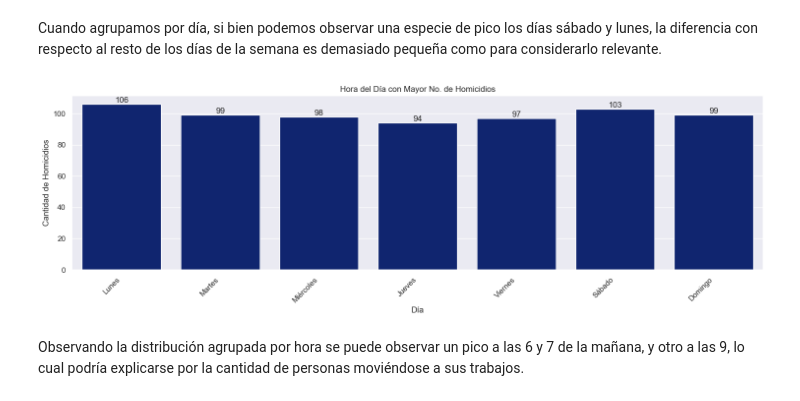
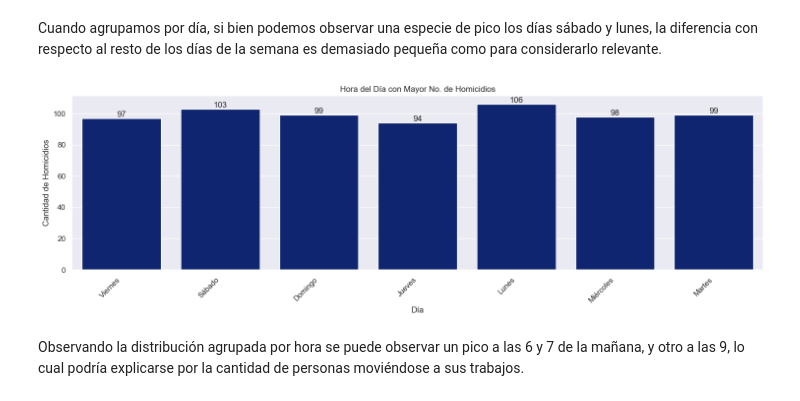
Before and after one commit to JBSosa/DA_Siniestros, a Jupyter notebook: Notebooks/EDA_PT2.ipynb, the cells around one changed output. Saved outputs shown, nothing was run; the diff lists cells and outputs as text; code cells hidden in the pictures.

```diff
--- a/Notebooks/EDA_PT2.ipynb
+++ b/Notebooks/EDA_PT2.ipynb
@@ -143,24 +143,21 @@ La media de víctimas por mes es de: 59.75
 Cuando agrupamos por día, si bien podemos observar una especie de pico los días sábado y lunes, la diferencia con respecto al resto de los días de la semana es demasiado pequeña como para considerarlo relevante.
 # %%
 data = (
-    homicidiosHechosDf[homicidiosHechosDf['fecha'] != 'SD']['fecha']
+    homicidiosHechosDf[homicidiosHechosDf['fecha'] != 'SD']['day_name']
     .reset_index()
 )
-data['fecha'] = pd.to_datetime(data['fecha'])
-data['fecha'] = data['fecha'].dt.day_of_week
-days = ['Lunes', 'Martes', 'Miércoles', 'Jueves', 'Viernes', 'Sábado', 'Domingo']
 plt.figure(figsize = (15, 5))
-ax = sns.countplot(data = data, x = 'fecha')
+ax = sns.countplot(data = data, x = 'day_name')
 for label in ax.containers:
     ax.bar_label(label)
-ax.set_xticklabels(days, rotation=45, ha='right')
+plt.xticks(rotation=45, ha='right')
 plt.ylabel('Cantidad de Homicidios')
 plt.xlabel('Día')
 plt.title('Hora del Día con Mayor No. de Homicidios')
 plt.tight_layout()
 plt.show()
 # %% [output]
-[figure, old version]
+[figure, new version]
 # %% [markdown]
 Observando la distribución agrupada por hora se puede observar un pico a las 6 y 7 de la mañana, y otro a las 9, lo cual podría explicarse por la cantidad de personas moviéndose a sus trabajos.
 # %%
```
Also changed, not shown: 4 other files.
